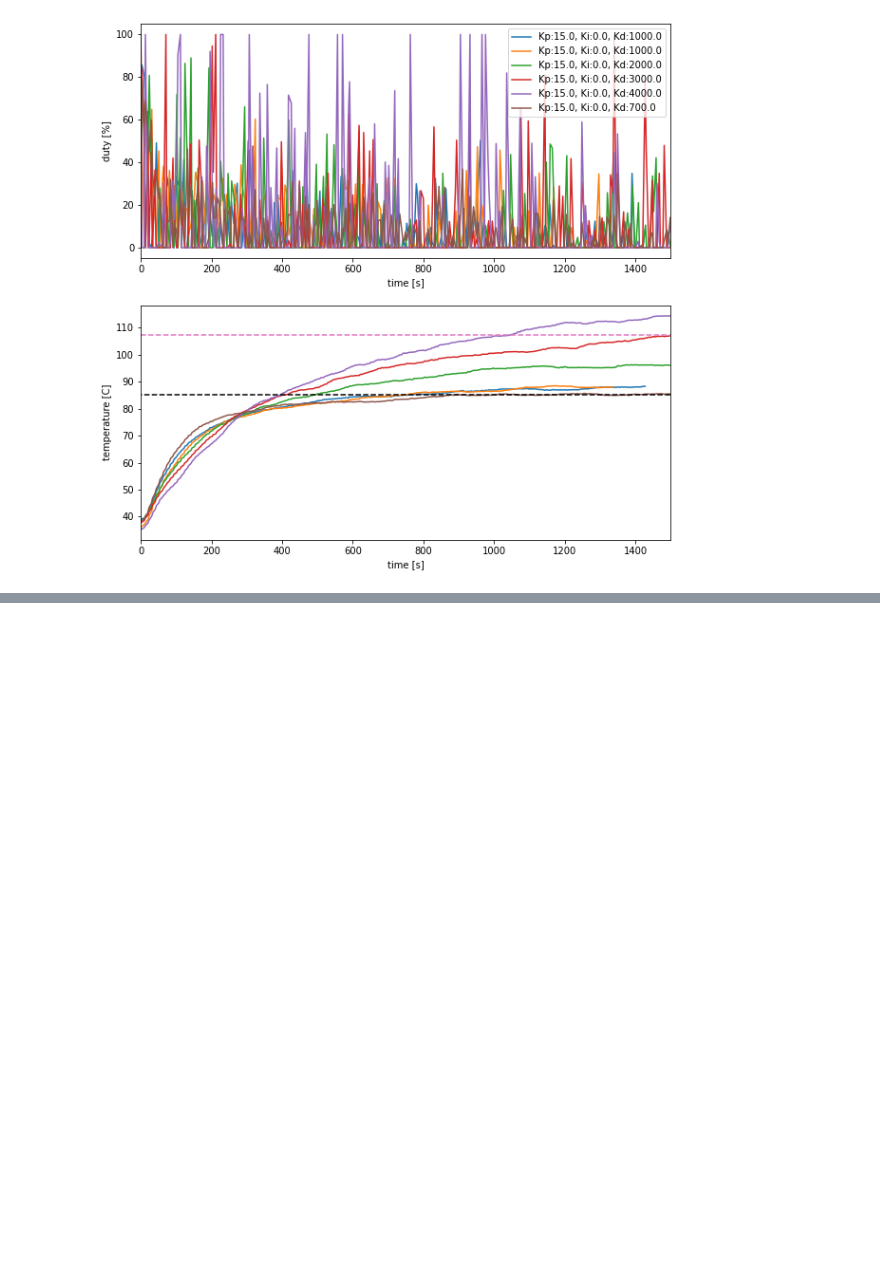
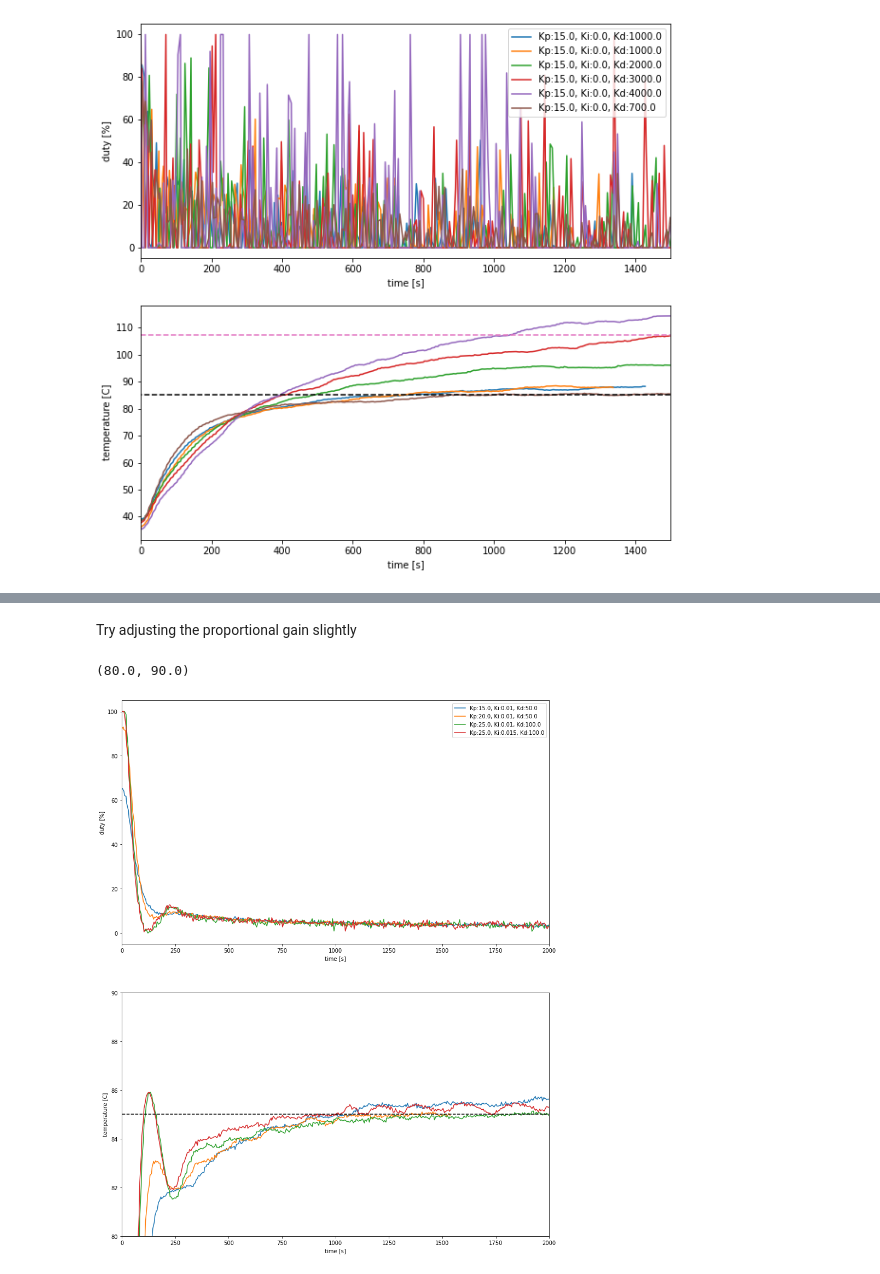
Before and after one commit to willhunt/silvia, a Jupyter notebook: docs/docs/control/assets/silvia_manual_tuning.ipynb, the cells around one changed output, grey strips where cells are left out. Saved outputs shown, nothing was run; the diff lists cells and outputs as text; code cells hidden in the pictures; blank space fills up the shorter version.

```diff
--- a/docs/docs/control/assets/silvia_manual_tuning.ipynb
+++ b/docs/docs/control/assets/silvia_manual_tuning.ipynb
@@ -739,0 +802,34 @@ ax_T.set_ylim(70, 95)
+# %% [markdown]
+Try adjusting the proportional gain slightly
+# %%
+dataset_filenames = [
+    "silvia_response_data_kp15ki0.01kd50_v41.json",
+#     "silvia_response_data_kp18ki0.01kd50_v41.json",
+    "silvia_response_data_kp20ki0.01kd50_v41.json",
+#     "silvia_response_data_kp20ki0.02kd50_v41.json",
+#     "silvia_response_data_kp20ki0.03kd50_v42.json",
+#     "silvia_response_data_kp18ki0.01kd75_v41.json",
+    "silvia_response_data_kp25ki0.01kd100_v41.json",
+#     "silvia_response_data_kp30ki0.01kd150_v41.json",
+#     "silvia_response_data_kp25ki0.015kd100_v41.json",
+#     "silvia_response_data_kp35ki0.015kd200_v41.json",
+    "silvia_response_data_kp20ki0.01kd100_v41.json",
+]
+datasets = load_silvia_responses(dataset_filenames, time=[0, 2000])
+fig, [ax_u, ax_T] = plt.subplots(nrows=2, ncols=1, figsize=(14, 18))
+for dataset in datasets:
+    label = "Kp:{0}, Ki:{1}, Kd:{2}".format(dataset["K"][0], dataset["K"][1], dataset["K"][2])
+    ax_u.plot(dataset["t"], dataset["u"], label=label)
+    ax_T.plot(dataset["t"], dataset["T"], label=label)
+ax_T.plot(ax_T.get_xlim(), [setpoint, setpoint], '--', c='k')
+ax_u.set_xlabel('time [s]')
+ax_u.set_ylabel('duty [%]')
+ax_T.set_xlabel('time [s]')
+ax_T.set_ylabel('temperature [C]')
+ax_u.legend()
+ax_u.set_xlim(0, 2000)
+ax_T.set_xlim(0, 2000)
+ax_T.set_ylim(80, 90)
+# %% [output]
+(80.0, 90.0)
+[figure, added]
```
Also changed, not shown: parts of 10 cells of this notebook, 46 other files.
